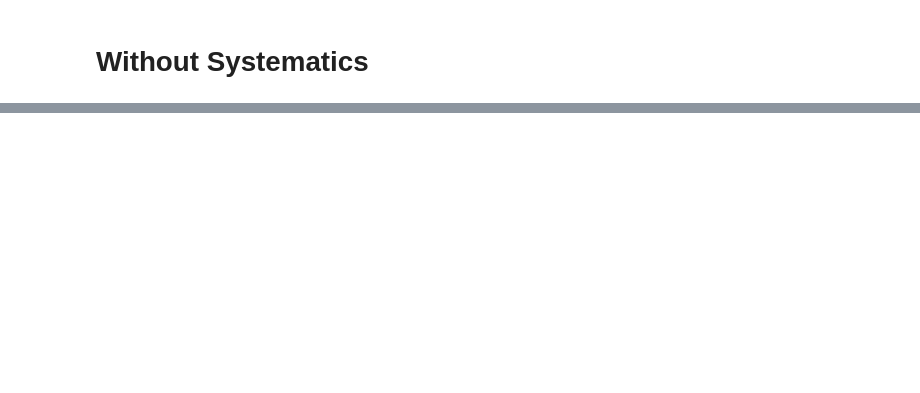
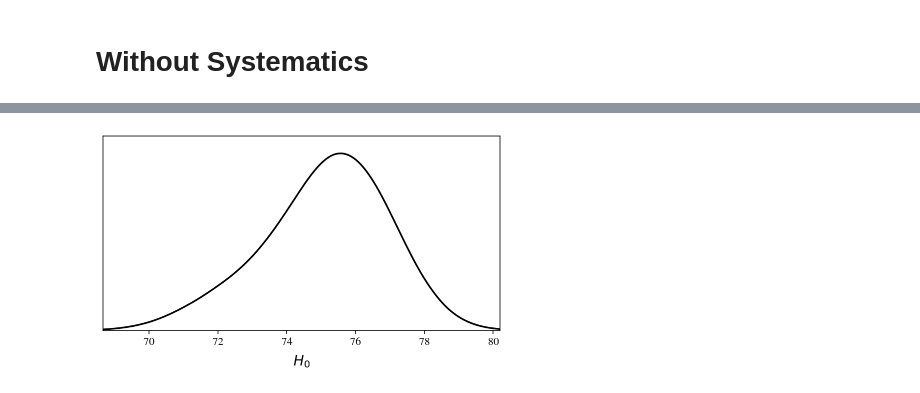
Before and after one commit to r-hensley/250_project_group_2, a Jupyter notebook: notebooks/plotting.ipynb, the cells around one changed output, grey strips where cells are left out. Cells and saved outputs as stored; diff of their text form; code cells hidden in the pictures; blank space fills up the shorter version.

Commit message:
M gaussian prior added

```diff
--- a/notebooks/plotting.ipynb
+++ b/notebooks/plotting.ipynb
@@ -157,0 +160,29 @@ if(save_plot):
+# %%
+#start = [np.random.uniform(0, 1), np.random.uniform(0,1), np.random.uniform(50,100), np.random.uniform(-25, -15)]
+start = [np.random.uniform(0, 1), np.random.uniform(0,1), np.random.uniform(50,100), -19.15]
+
+g_cov = np.diag([.01, .01, .1, .01])
+
+markov_chain = MCMC(initial_state=start,
+                    data_file=binned_data_file,
+                    systematics_file=binned_sys_file,
+                    g_cov=g_cov,
+                    M_gaussian_prior = True)
+
+markov_chain.make_chain(10000)
+
+burn_in = 500
+cov = np.cov(markov_chain.chain[burn_in:, :].T)
+alpha= .1
+cov*=alpha
+print(cov)
+
+start = [np.random.uniform(0, 1), np.random.uniform(0,1), np.random.uniform(50,100), -19.15]
+
+markov_chain = MCMC(initial_state=start,
+                    data_file=binned_data_file,
+                    systematics_file=binned_sys_file,
+                    g_cov=cov,
+                    M_gaussian_prior = True)
+
+markov_chain.make_chain(50000)
@@ -157,0 +204,10 @@ if(save_plot):
+# %%
+burn_in = 1000
+p_names = ['Om', 'Ol', "H0", "M"]
+p_labels = ['\Omega_m', '\Omega_\Lambda', "H_0", "M"]
+H0_samples = MCSamples(samples=markov_chain.chain ,names = p_names, labels = p_labels, ignore_rows=burn_in)
+
+g = plots.get_single_plotter(width_inch=6, ratio=1. / 1.6)
+g.plot_1d(H0_samples, p_names[2])
+# %% [output]
+[figure, added]
```
Also changed, not shown: parts of 8 cells of this notebook, 1 other file.
